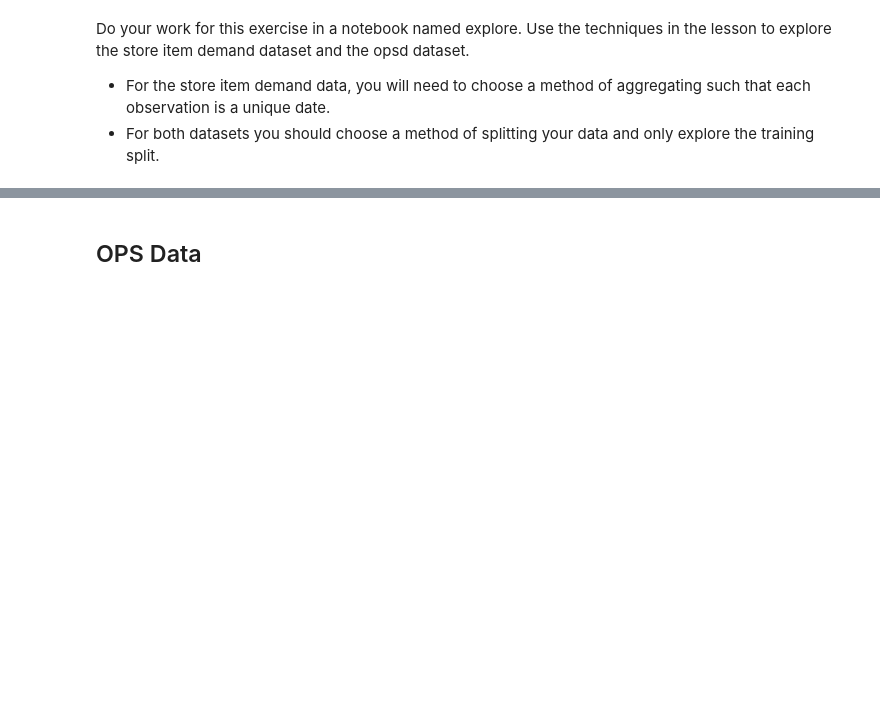
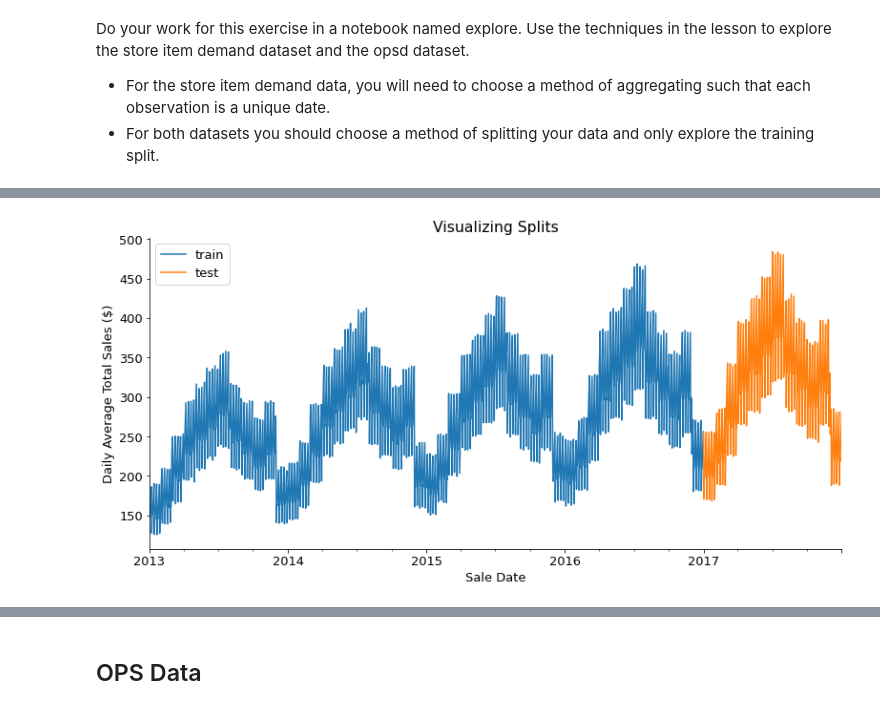
Before and after one commit to adam-talbot/time-series-exercises, a Jupyter notebook: explore.ipynb, the cells around one changed output, grey strips where cells are left out. Cells and saved outputs as stored; diff of their text form; code cells hidden in the pictures; blank space fills up the shorter version.

```diff
--- a/explore.ipynb
+++ b/explore.ipynb
@@ -33,0 +101,10 @@ df.head()
+# %%
+# take a look at plots to see if it worked
+ax = train.plot(label='train')
+test.plot(ax=ax, label='test')
+plt.legend()
+plt.title('Visualizing Splits')
+plt.ylabel('Daily Average Total Sales ($)')
+plt.xlabel('Sale Date');
+# %% [output]
+[figure, added]
```
Also changed, not shown: parts of 96 cells of this notebook, 1 other file.
